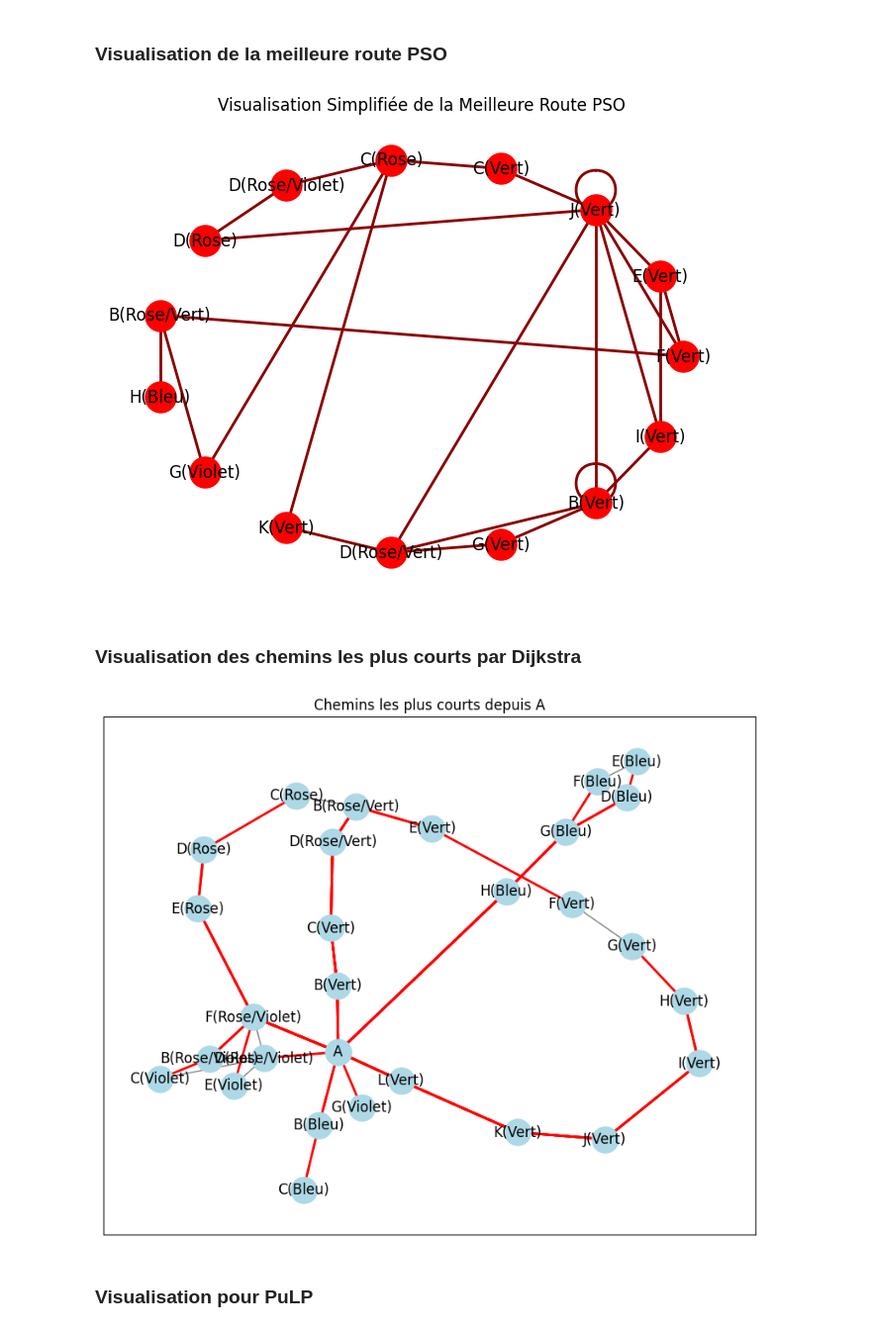
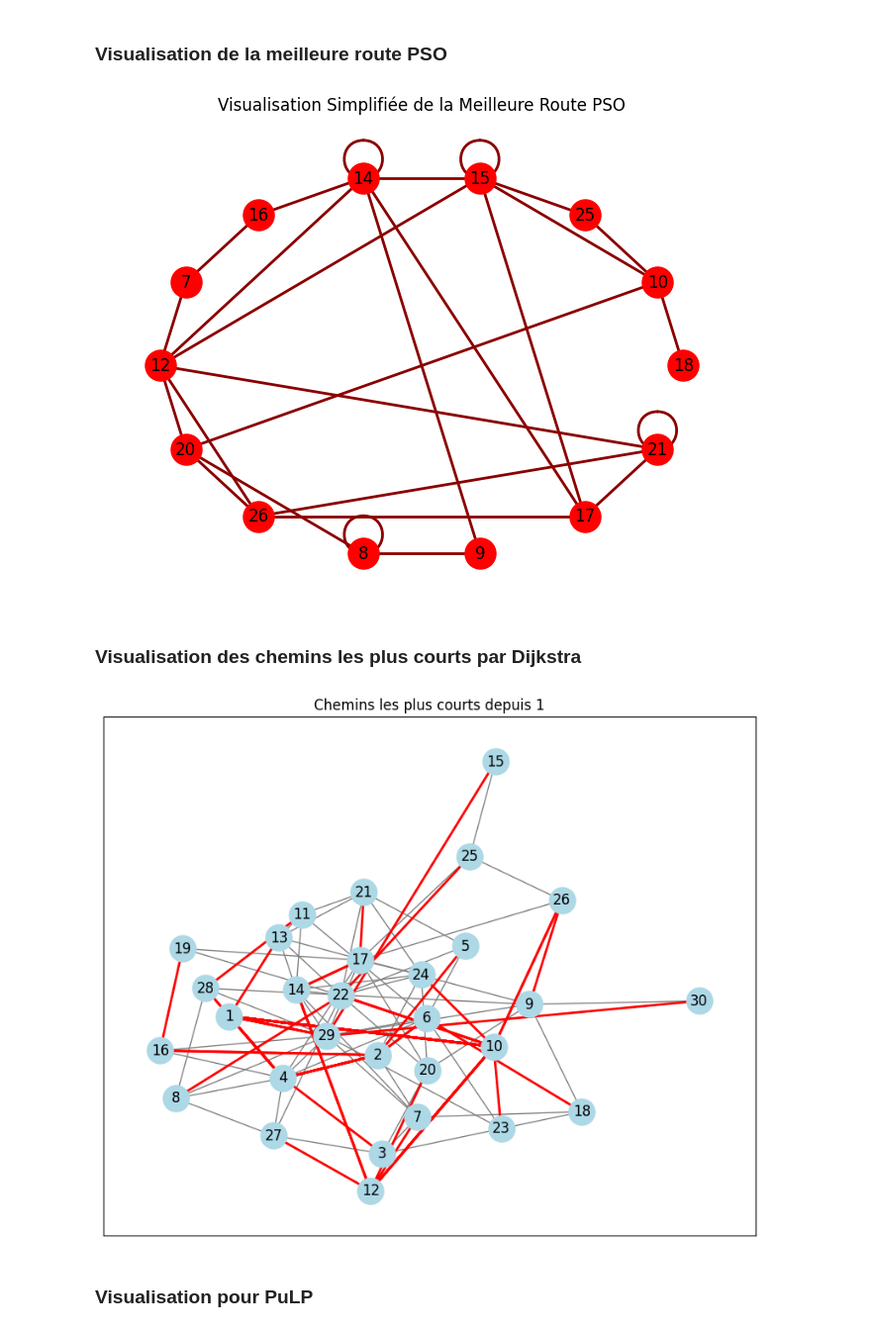
Before and after one commit to AirG213/Projet-Recherche-Operationnelle, a Jupyter notebook: Livrable2.ipynb, the cells around one changed output. Shown: that part at 99% size. Drawn from its saved outputs; the diff is of its cells as text; code cells hidden in the pictures.

Commit message:
Ajout de la génération du graphe random

```diff
--- a/Livrable2.ipynb
+++ b/Livrable2.ipynb
@@ -107,0 +111,40 @@ pip install -r requirements.txt
+# %%
+import networkx as nx
+import matplotlib.pyplot as plt
+import random
+
+G = nx.Graph()
+
+users = []
+
+randomNumber = random.randint(20, 30)
+
+# Ajout des utilisateurs
+for i in range(randomNumber):
+    users.append(i+1)
+
+# Ajout des nœuds dans le graphe
+G.add_nodes_from(users)
+
+# Ajout des amitiés avec cohérence
+for i in range(randomNumber):
+    numFriends = random.randint(1, 5)  # Chaque utilisateur aura entre 1 et 5 amis
+    for _ in range(numFriends):
+        while True:
+            friend = random.randint(1, randomNumber)
+            if friend != i+1 and not G.has_edge(i+1, friend):
+                G.add_edge(i+1, friend, weight=random.randint(1, 10))
+                break
+
+for (u, v) in G.edges():
+    G.edges[u, v]['weight'] = random.randint(1, 10)
+
+# Visualisation du graphe
+pos = nx.spring_layout(G)
+nx.draw(G, pos, with_labels=True, node_color='lightblue', node_size=2000, edge_color='gray')
+plt.title("Graphe de la rue")
+plt.show()
+
+# Calcul de la matrice des distances
+distances = nx.floyd_warshall_numpy(G)
+print("Matrice des distances:\n", distances)
@@ -253,6 +315,6 @@ def dijkstra(graph, start_vertex):
     return distances, previous_nodes
 
 # Calcul des distances depuis le sommet 'A'
-distances_dijkstra, previous_nodes = dijkstra(G, 'A')
+distances_dijkstra, previous_nodes = dijkstra(G, 1)
 print("Distances from start:", distances_dijkstra)
 # %% [output]
@@ -484,36 +544,36 @@ def visualize_best_route_only(G, best_route_names):
 # Exécuter la visualisation simplifiée
 visualize_best_route_only(G, best_route)
 # %% [output]
-[figure, old version]
+[figure, new version]
 # %% [markdown]
 ### Visualisation des chemins les plus courts par Dijkstra
 # %%
 def visualize_shortest_paths(graph, start_vertex, previous_nodes):
     pos = nx.spring_layout(graph)  # Layout pour les nœuds
     plt.figure(figsize=(10, 8))
 
     # Dessiner le graphe
     nx.draw_networkx_nodes(graph, pos, node_size=500, node_color='lightblue')
     nx.draw_networkx_labels(graph, pos)
     nx.draw_networkx_edges(graph, pos, edge_color='gray')
 
     # Dessiner les chemins les plus courts
     for target in graph.nodes:
         if target != start_vertex:
             path = []
             while target is not None:
                 path.insert(0, target)
                 target = previous_nodes[target]
             edges = [(path[i], path[i + 1]) for i in range(len(path) - 1)]
             nx.draw_networkx_edges(graph, pos, edgelist=edges, edge_color='red', width=2.0)
 
     plt.title(f"Chemins les plus courts depuis {start_vertex}")
     plt.show()
 
 # Appel de la fonction de visualisation pour 'A'
-visualize_shortest_paths(G, 'A', previous_nodes)
+visualize_shortest_paths(G, 1, previous_nodes)
 # %% [output]
-[figure, old version]
+[figure, new version]
 # %% [markdown]
 ### Visualisation pour PuLP
 # %%
```
Also changed, not shown: parts of 10 cells of this notebook.
